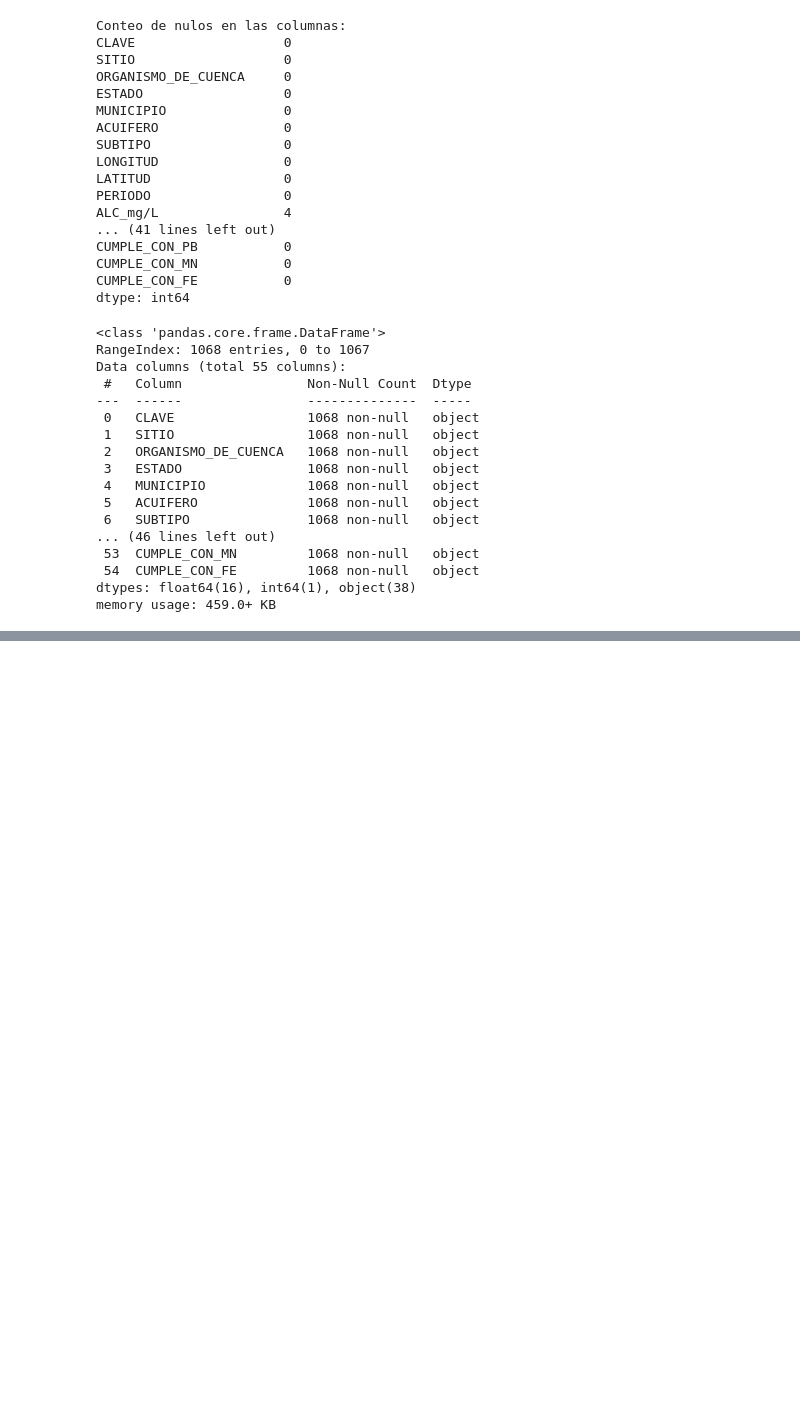
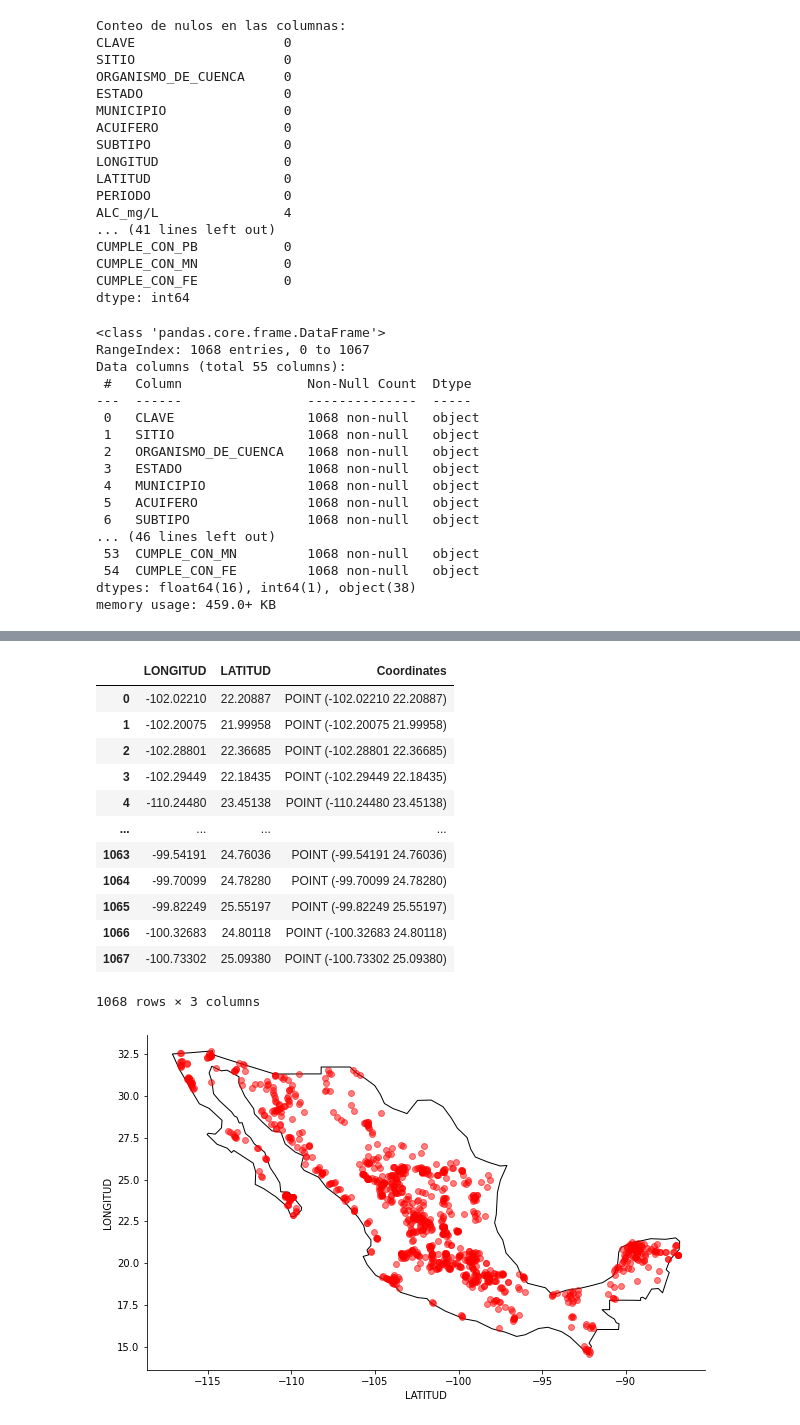
Before and after one commit to zangatec/Equipo_Ciencia_de_datos, a Jupyter notebook: Entrega 1 reto.ipynb, the cells around one changed output, grey strips where cells are left out. Drawn from its saved outputs; the diff is of its cells as text; code cells hidden in the pictures; blank space fills up the shorter version.

```diff
--- a/Entrega 1 reto.ipynb
+++ b/Entrega 1 reto.ipynb
@@ -316,0 +378,4 @@ KeyError: ignored
+# %%
+dfpuntos["Coordinates"] = list(zip(dfpuntos.LONGITUD, dfpuntos.LATITUD))
+dfpuntos["Coordinates"] = dfpuntos["Coordinates"].apply(Point)
+dfpuntos.head()
@@ -316,0 +398,36 @@ KeyError: ignored
+# %%
+mapa = gpd.GeoDataFrame(dfpuntos, geometry="Coordinates")
+
+world = gpd.read_file(gpd.datasets.get_path("naturalearth_lowres"))
+
+world = world.set_index("iso_a3")
+world.name.unique()
+fig, gax = plt.subplots(figsize=(10,10))
+
+# Seleccionamos el mapa de la República Mexicana
+world.query("name == 'Mexico'").plot(ax=gax, edgecolor='black',color='white')
+
+# By the way, if you haven't read the book 'longitude' by Dava Sobel, you should...
+gax.set_xlabel('LATITUD')
+gax.set_ylabel('LONGITUD')
+
+gax.spines['top'].set_visible(False)
+gax.spines['right'].set_visible(False)
+
+mapa.plot(ax=gax, color='red', alpha = 0.5)
+mapa
+# %% [output]
+|  | LONGITUD | LATITUD | Coordinates |
+| 0 | -102.02210 | 22.20887 | POINT (-102.02210 22.20887) |
+| 1 | -102.20075 | 21.99958 | POINT (-102.20075 21.99958) |
+| 2 | -102.28801 | 22.36685 | POINT (-102.28801 22.36685) |
+| 3 | -102.29449 | 22.18435 | POINT (-102.29449 22.18435) |
+| 4 | -110.24480 | 23.45138 | POINT (-110.24480 23.45138) |
+| ... | ... | ... | ... |
+| 1063 | -99.54191 | 24.76036 | POINT (-99.54191 24.76036) |
+| 1064 | -99.70099 | 24.78280 | POINT (-99.70099 24.78280) |
+| 1065 | -99.82249 | 25.55197 | POINT (-99.82249 25.55197) |
+| 1066 | -100.32683 | 24.80118 | POINT (-100.32683 24.80118) |
+| 1067 | -100.73302 | 25.09380 | POINT (-100.73302 25.09380) |
+1068 rows × 3 columns
+[figure, added]
```
Also changed, not shown: parts of 14 cells of this notebook.
